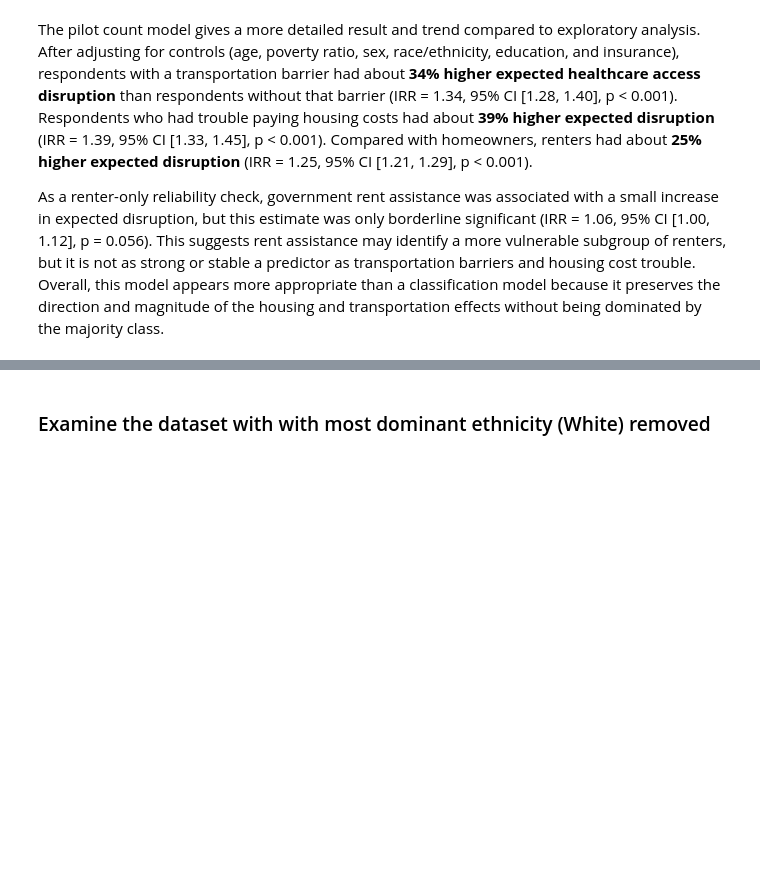
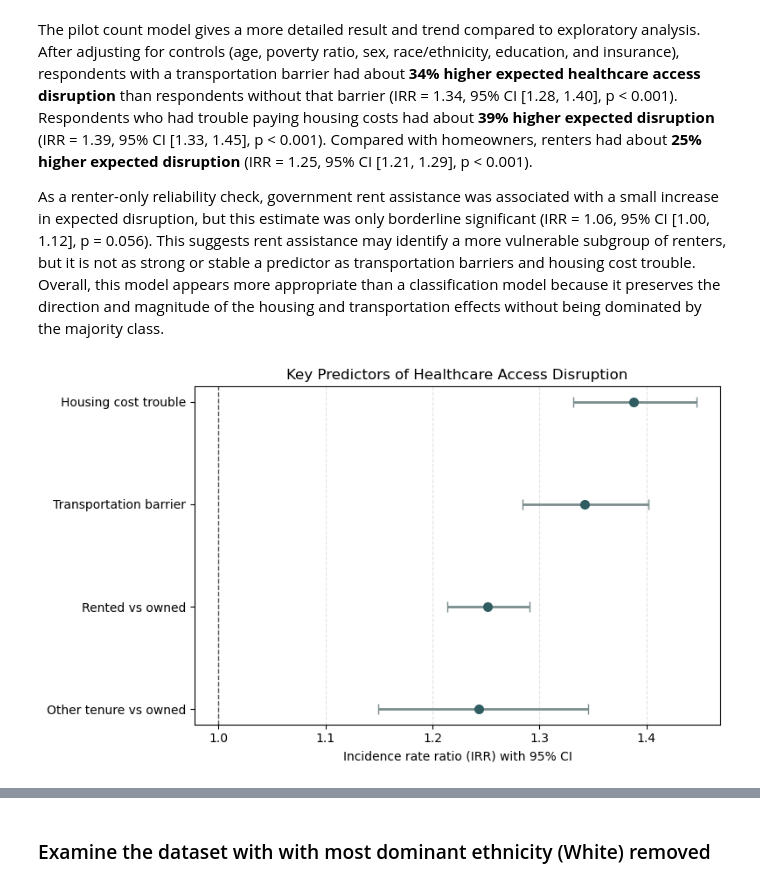
Before and after one commit to COGS108/Group-SP26-079, a Jupyter notebook: 03-FinalProject.ipynb, the cells around one changed output, grey strips where cells are left out. Drawn from its saved outputs; the diff is of its cells as text; code cells hidden in the pictures; blank space fills up the shorter version.

Commit message:
Update visualization

```diff
--- a/03-FinalProject.ipynb
+++ b/03-FinalProject.ipynb
@@ -329,3 +342,45 @@ display(key_results[['model', 'term', 'IRR', 'CI_lower', 'CI_upper', 'p_value']]
 The pilot count model gives a more detailed result and trend compared to exploratory analysis. After adjusting for controls (age, poverty ratio, sex, race/ethnicity, education, and insurance), respondents with a transportation barrier had about **34% higher expected healthcare access disruption** than respondents without that barrier (IRR = 1.34, 95% CI [1.28, 1.40], p < 0.001). Respondents who had trouble paying housing costs had about **39% higher expected disruption** (IRR = 1.39, 95% CI [1.33, 1.45], p < 0.001). Compared with homeowners, renters had about **25% higher expected disruption** (IRR = 1.25, 95% CI [1.21, 1.29], p < 0.001).
 
 As a renter-only reliability check, government rent assistance was associated with a small increase in expected disruption, but this estimate was only borderline significant (IRR = 1.06, 95% CI [1.00, 1.12], p = 0.056). This suggests rent assistance may identify a more vulnerable subgroup of renters, but it is not as strong or stable a predictor as transportation barriers and housing cost trouble. Overall, this model appears more appropriate than a classification model because it preserves the direction and magnitude of the housing and transportation effects without being dominated by the majority class.
+# %%
+import matplotlib.pyplot as plt
+
+key_results_for_plot = pd.read_csv('results/access_disruption_poisson_key_results.csv')
+forest_data = key_results_for_plot[key_results_for_plot['model'] == 'Full sample Poisson'].copy()
+
+label_map = {
+    'transportation_barrier': 'Transportation barrier',
+    'housing_cost_trouble': 'Housing cost trouble',
+    'C(housing_tenure, Treatment(reference="Owned or being bought"))[T.Rented]': 'Rented vs owned',
+    'C(housing_tenure, Treatment(reference="Owned or being bought"))[T.Other arrangement]': 'Other tenure vs owned'
+}
+forest_data['label'] = forest_data['term'].map(label_map)
+forest_data = forest_data.dropna(subset=['label']).sort_values('IRR')
+
+fig, ax = plt.subplots(figsize=(8, 4.8))
+y_pos = np.arange(len(forest_data))
+ax.errorbar(
+    forest_data['IRR'],
+    y_pos,
+    xerr=[
+        forest_data['IRR'] - forest_data['CI_lower'],
+        forest_data['CI_upper'] - forest_data['IRR']
+    ],
+    fmt='o',
+    color='#2F5D62',
+    ecolor='#7B8D8E',
+    elinewidth=2,
+    capsize=4,
+    markersize=7
+)
+ax.axvline(1, color='#555555', linestyle='--', linewidth=1)
+ax.set_yticks(y_pos)
+ax.set_yticklabels(forest_data['label'])
+ax.set_xlabel('Incidence rate ratio (IRR) with 95% CI')
+ax.set_title('Key Predictors of Healthcare Access Disruption')
+ax.grid(axis='x', linestyle='--', alpha=0.35)
+fig.tight_layout()
+fig.savefig('results/access_disruption_irr_forest_plot.png', dpi=200)
+plt.show()
+# %% [output]
+[figure, added]
```
Also changed, not shown: parts of 4 cells of this notebook.
